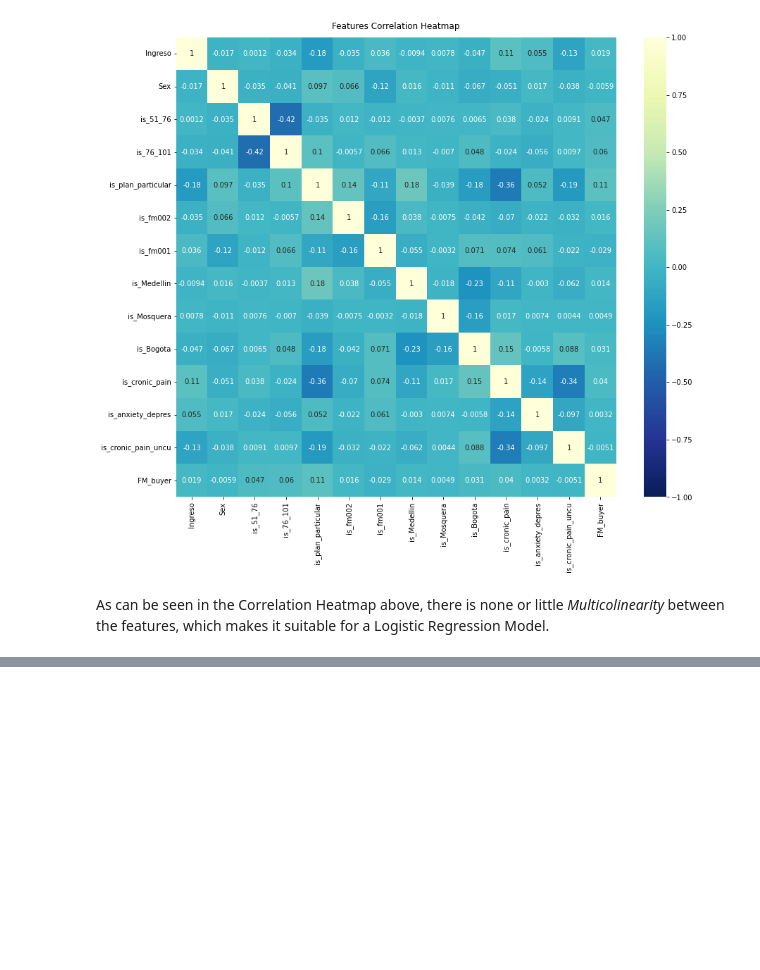
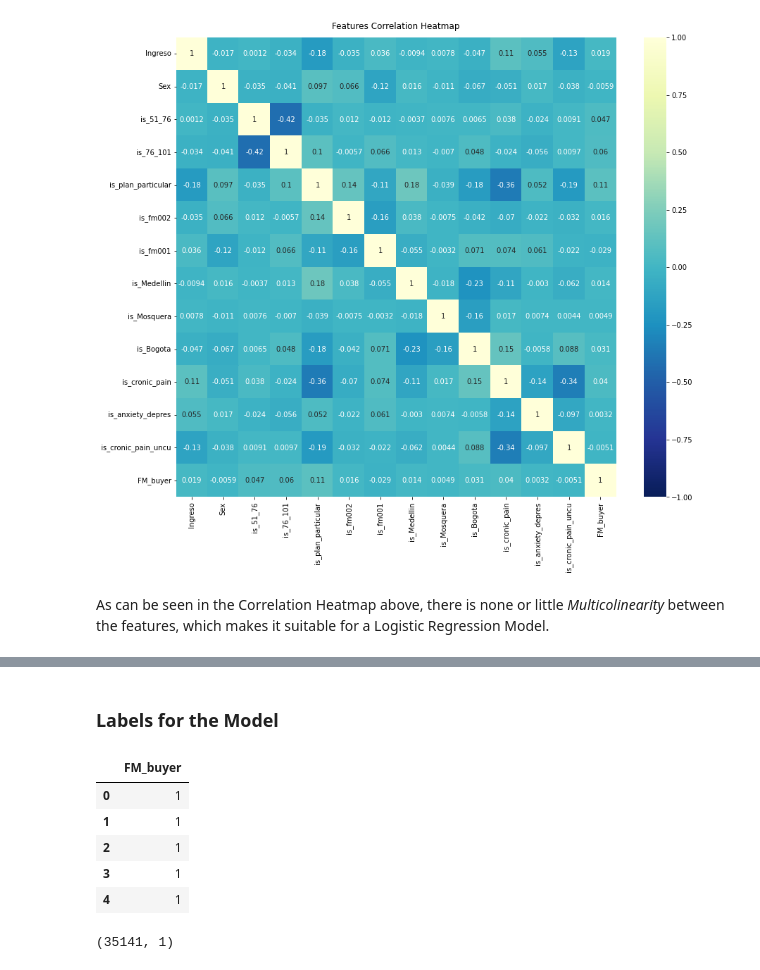
Before and after one commit to princeKike27/Khiron-Next-Buyers-FM, a Jupyter notebook: Khiron_Next_Buyers_FM.ipynb, the cells around one changed output, grey strips where cells are left out. Drawn from its saved outputs; the diff is of its cells as text; code cells hidden in the pictures; blank space fills up the shorter version.

```diff
--- a/Khiron_Next_Buyers_FM.ipynb
+++ b/Khiron_Next_Buyers_FM.ipynb
@@ -1222,0 +1282,19 @@ As can be seen in the Correlation Heatmap above, there is none or little *Multic
+# %% [markdown]
+### Labels for the Model
+# %%
+# labels df
+labels = df_features_labels[['FM_buyer']]
+
+labels.head()
+# %% [output]
+|  | FM_buyer |
+| 0 | 1 |
+| 1 | 1 |
+| 2 | 1 |
+| 3 | 1 |
+| 4 | 1 |
+# %%
+# check labels shape
+labels.shape
+# %% [output]
+(35141, 1)
```
Also changed, not shown: parts of 28 cells of this notebook.
